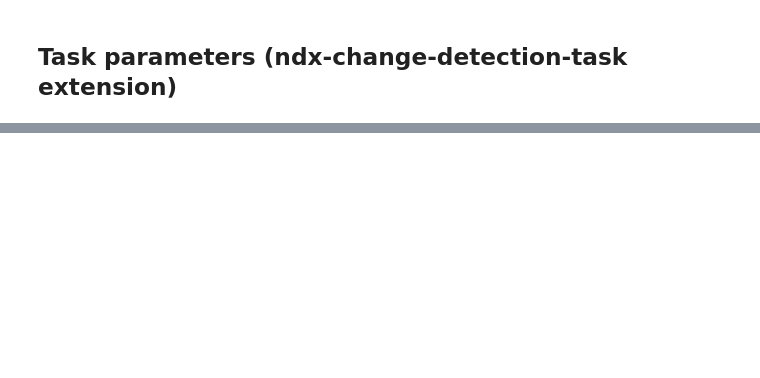
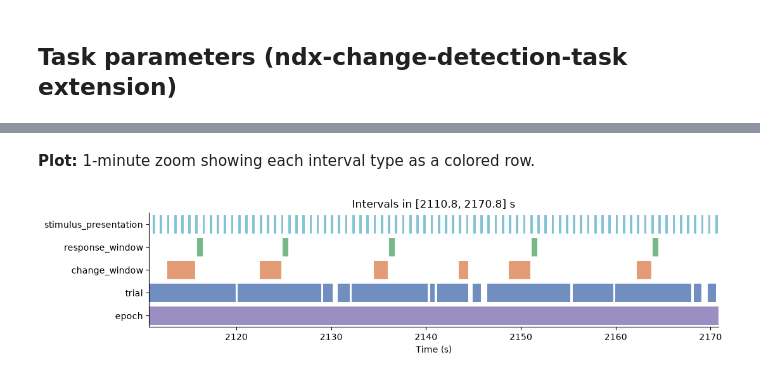
Before and after one commit to AllenNeuralDynamics/change_detection_nwb_with_HED_tags, a Jupyter notebook: code/test_nwb_output.ipynb, the cells around one changed output, grey strips where cells are left out. Saved outputs shown, nothing was run; the diff lists cells and outputs as text; code cells hidden in the pictures; blank space fills up the shorter version.

```diff
--- a/code/test_nwb_output.ipynb
+++ b/code/test_nwb_output.ipynb
@@ -64,0 +327,19 @@ else:
+# %% [markdown]
+**Plot:** 1-minute zoom showing each interval type as a colored row.
+# %%
+fig, ax = plt.subplots(figsize=(11, max(2, 0.55 * len(present))))
+for row_idx, itype in enumerate(present):
+    rows = intervals[(intervals['interval_type'] == itype)
+                     & (intervals['start_time'] < t1)
+                     & (intervals['stop_time'] > t0)]
+    for _, r in rows.iterrows():
+        ax.add_patch(plt.Rectangle((r['start_time'], row_idx + 0.1),
+                     max(r['stop_time'] - r['start_time'], 0.01), 0.8,
+                     color=ITYPE_COLORS[itype], alpha=0.8, lw=0))
+ax.set_xlim(t0, t1); ax.set_ylim(0, len(present))
+ax.set_yticks([i + 0.5 for i in range(len(present))]); ax.set_yticklabels(present)
+ax.set_xlabel('Time (s)'); ax.set_title(f'Intervals in [{t0:.1f}, {t1:.1f}] s')
+for s in ('top', 'right'): ax.spines[s].set_visible(False)
+plt.tight_layout(); plt.show()
+# %% [output]
+[figure, added]
```
Also changed, not shown: parts of 32 cells of this notebook, 16 other files.
